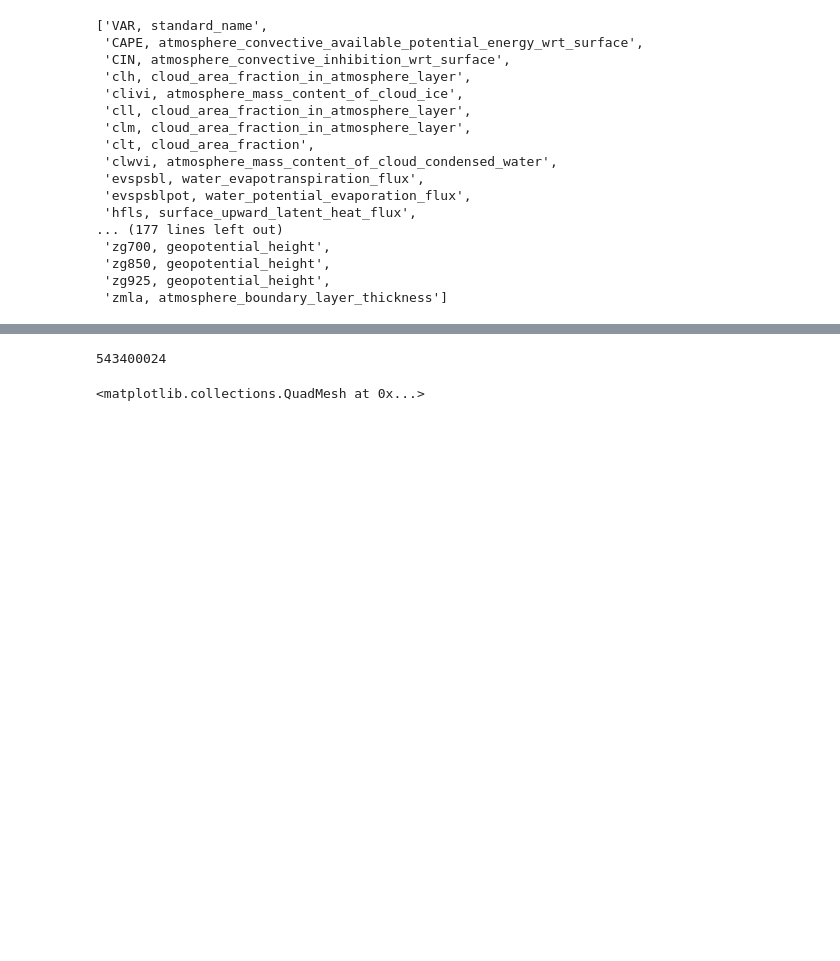
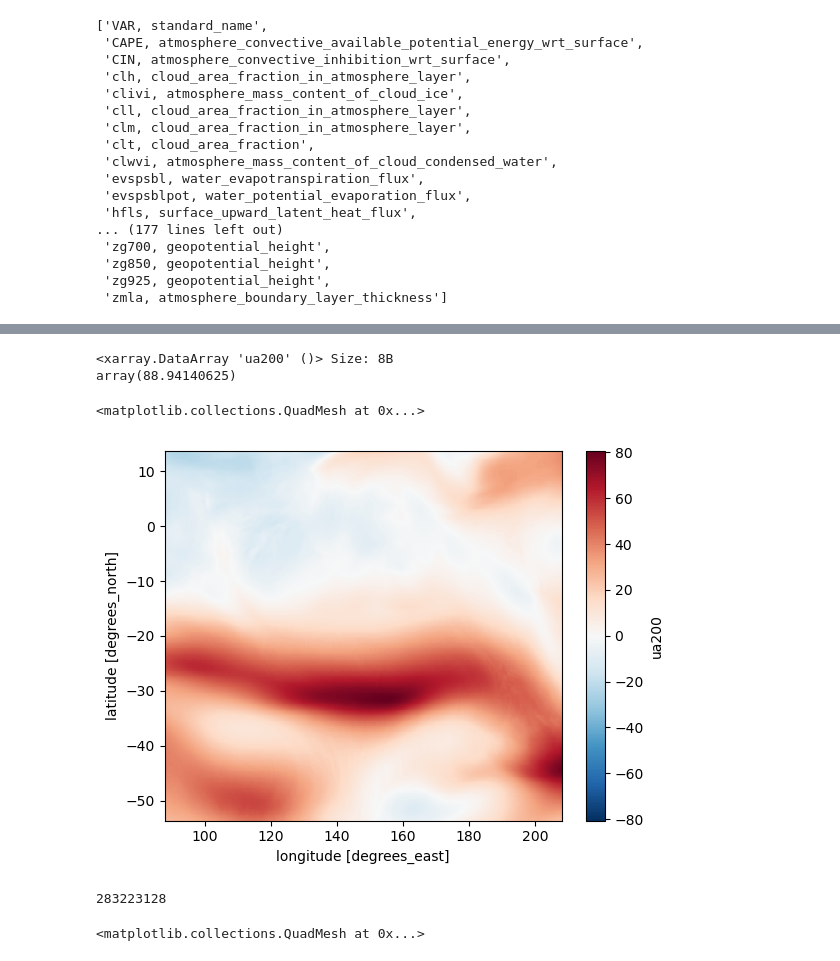
Before and after one commit to xenct/turbulence_AUSCAT, a Jupyter notebook: sample_BARPA-R_data.ipynb, the cells around one changed output, grey strips where cells are left out. Drawn from its saved outputs; the diff is of its cells as text; code cells hidden in the pictures; blank space fills up the shorter version.

Commit message:
sample data from day of strong jet stream 1986-06-30. 51 variables. Data is converted to float32 for compression

```diff
--- a/sample_BARPA-R_data.ipynb
+++ b/sample_BARPA-R_data.ipynb
@@ -118,8 +115,10 @@ var_list_sample = [
                    'zg50', 'zg70', 'zg100', 'zg150', 'zg200', 'zg250', 'zg300', 'zg400',
                    # 'zg500', 'zg600', 'zg700', 'zg850', 'zg925', 'zg1000',
                   ]
+
+year = 1986
 filelist_fx = ['/g/data/py18/BARPA/output/CMIP6/DD/AUS-15/BOM/ACCESS-CM2/historical/r4i1p1f1/BARPA-R/v1-r1/fx/orog/v20231001/orog_AUS-15_ACCESS-CM2_historical_r4i1p1f1_BOM_BARPA-R_v1-r1_fx.nc']
-filelist_1hr = [f'/g/data/py18/BARPA/output/CMIP6/DD/AUS-15/BOM/ACCESS-CM2/historical/r4i1p1f1/BARPA-R/v1-r1/1hr/{VAR}/v20231001/{VAR}_AUS-15_ACCESS-CM2_historical_r4i1p1f1_BOM_BARPA-R_v1-r1_1hr_196001-196012.nc'
+filelist_1hr = [f'/g/data/py18/BARPA/output/CMIP6/DD/AUS-15/BOM/ACCESS-CM2/historical/r4i1p1f1/BARPA-R/v1-r1/1hr/{VAR}/v20231001/{VAR}_AUS-15_ACCESS-CM2_historical_r4i1p1f1_BOM_BARPA-R_v1-r1_1hr_{year}01-{year}12.nc'
                 for VAR in ['clivi', 'clwvi',]]
-filelist = [f"/g/data/py18/BARPA/output/CMIP6/DD/AUS-15/BOM/ACCESS-CM2/historical/r4i1p1f1/BARPA-R/v1-r1/6hr/{VAR}/v20231001/{VAR}_AUS-15_ACCESS-CM2_historical_r4i1p1f1_BOM_BARPA-R_v1-r1_6hr_196001-196012.nc"
+filelist = [f"/g/data/py18/BARPA/output/CMIP6/DD/AUS-15/BOM/ACCESS-CM2/historical/r4i1p1f1/BARPA-R/v1-r1/6hr/{VAR}/v20231001/{VAR}_AUS-15_ACCESS-CM2_historical_r4i1p1f1_BOM_BARPA-R_v1-r1_6hr_{year}01-{year}12.nc"
 for VAR in var_list_sample]
@@ -129,10 +136,10 @@ ds = xr.open_mfdataset(filelist[:],
                        combine="by_coords",
                        compat="override",
                        use_cftime=True,
-                       preprocess=lambda ds:ds.sel(time="1960-06-01").drop_vars(["crs", "pressure"]) )
+                       preprocess=lambda ds:ds.sel(time=f"{year}-06-30").drop_vars(["crs", "pressure"]).astype("float32"))
 #
-ds_1hr = xr.open_mfdataset(filelist_1hr, preprocess=lambda ds:ds.drop_vars(["crs"]).sel(time="1960-06-01").resample(time='6h').mean(),)
+ds_1hr = xr.open_mfdataset(filelist_1hr, preprocess=lambda ds:ds.drop_vars(["crs"]).sel(time=f"{year}-06-30").resample(time='6h').mean(),)
 ds_fx = xr.open_mfdataset(filelist_fx, preprocess=lambda ds:ds.drop_vars(["crs"]), chunks={"lat":-1, "lon":-1})
 ds = xr.merge([ds, ds_1hr, ds_fx])
-ds
+ds = ds.chunk({"time":-1, "lat":-1, "lon":-1})
 # %% [output]
@@ -158,7 +148,18 @@ Data variables: (12/51)
+# %%
+ds["ua200"].load()
+ds["ua200"].max()
+# %% [output]
+<xarray.DataArray 'ua200' ()> Size: 8B
+array(88.94140625)
+# %%
+ds["ua200"].mean("time").plot()
+# %% [output]
+<matplotlib.collections.QuadMesh at 0x...>
+[figure, added]
 # %%
 ds.nbytes
 # %% [output]
-543400024
+283223128
 # %%
 ds["orog"].plot()
 # %% [output]
```
Also changed, not shown: parts of 6 cells of this notebook.
